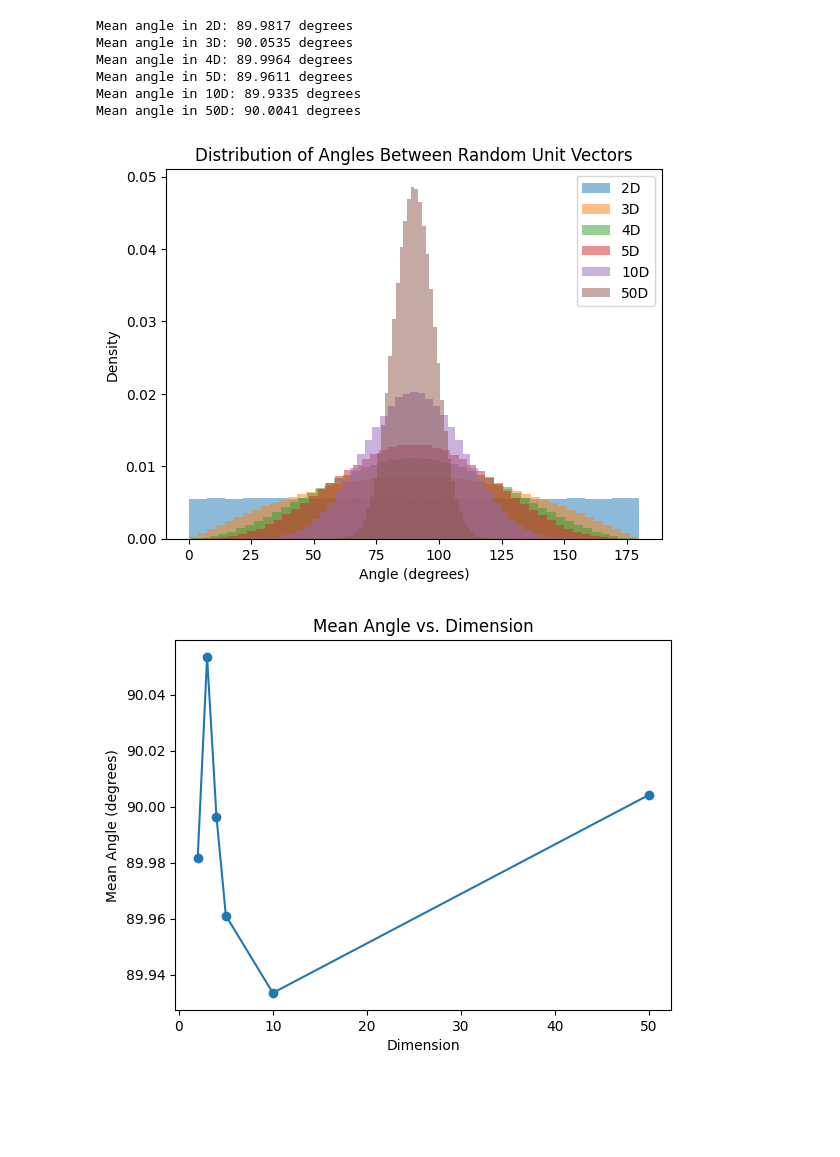
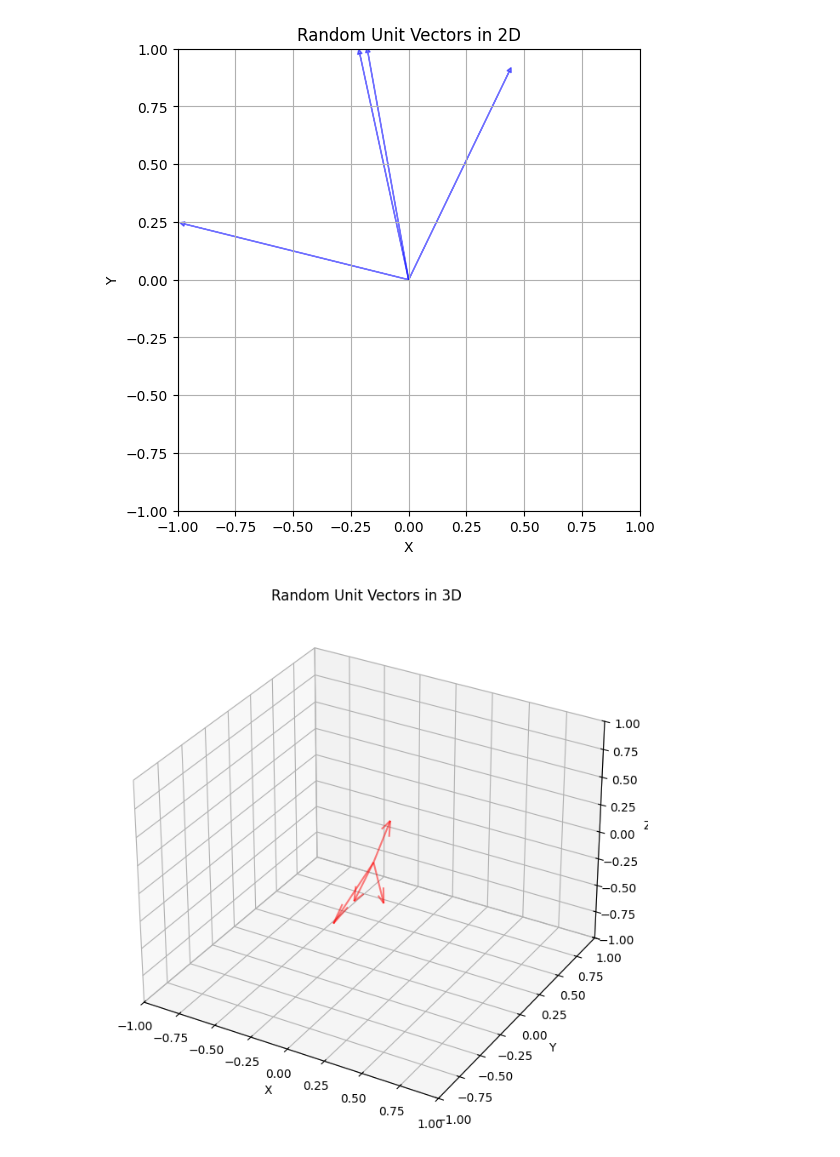
Before and after one commit to YashDagade/playing_with_dimensions, a Jupyter notebook: orthogonal_vectors.ipynb, the cells around one changed output. Drawn from its saved outputs; the diff is of its cells as text; code cells hidden in the pictures; blank space fills up the shorter version.

```diff
--- a/orthogonal_vectors.ipynb
+++ b/orthogonal_vectors.ipynb
@@ -1,6 +1,7 @@
 # %%
 import numpy as np
 import matplotlib.pyplot as plt
+from mpl_toolkits.mplot3d import Axes3D  # Needed for 3D plotting
 
 def generate_random_unit_vectors(n, dim=2):
     # Generate vectors with components from a standard normal distribution
@@ -19,40 +20,70 @@ def calculate_angles(vectors1, vectors2):
     angles = np.degrees(np.arccos(dot_products))
     return angles
 
+# Visualize random unit vectors in 2D
+N_vis = 4  # Number of vectors to visualize
+vectors_2D = generate_random_unit_vectors(N_vis, dim=2)
+
+plt.figure(figsize=(6, 6))
+for vec in vectors_2D:
+    plt.arrow(0, 0, vec[0], vec[1], head_width=0.02, head_length=0.02, fc='blue', ec='blue', alpha=0.5)
+plt.xlim(-1, 1)
+plt.ylim(-1, 1)
+plt.xlabel('X')
+plt.ylabel('Y')
+plt.title('Random Unit Vectors in 2D')
+plt.grid()
+plt.gca().set_aspect('equal', adjustable='box')
+plt.show()
+
+# Visualize random unit vectors in 3D
+N_vis = 4  # Number of vectors to visualize
+vectors_3D = generate_random_unit_vectors(N_vis, dim=3)
+
+fig = plt.figure(figsize=(8, 8))
+ax = fig.add_subplot(111, projection='3d')
+
+for vec in vectors_3D:
+    ax.quiver(0, 0, 0, vec[0], vec[1], vec[2], length=0.5, normalize=True, color='red', alpha=0.5)
+
+ax.set_xlim([-1, 1])
+ax.set_ylim([-1, 1])
+ax.set_zlim([-1, 1])
+ax.set_xlabel('X')
+ax.set_ylabel('Y')
+ax.set_zlabel('Z')
+ax.set_title('Random Unit Vectors in 3D')
+plt.show()
+
+# Original code for calculating and plotting angles
 dimensions = [2, 3, 4, 5, 10, 50]
 mean_angles = []
 
 for dim in dimensions:
     N = 1000000  # Adjust N as needed
     vectors1 = generate_random_unit_vectors(N, dim)
     vectors2 = generate_random_unit_vectors(N, dim)
 
     angles = calculate_angles(vectors1, vectors2)
     mean_angle = np.mean(angles)
     mean_angles.append(mean_angle)
 
     # Plot histogram
     plt.hist(angles, bins=50, density=True, alpha=0.5, label=f'{dim}D')
     print(f'Mean angle in {dim}D: {mean_angle:.4f} degrees')
 
 plt.xlabel('Angle (degrees)')
 plt.ylabel('Density')
 plt.title('Distribution of Angles Between Random Unit Vectors')
 plt.legend()
 plt.show()
 
 # Plot mean angle versus dimension
 plt.plot(dimensions, mean_angles, marker='o')
 plt.xlabel('Dimension')
 plt.ylabel('Mean Angle (degrees)')
 plt.title('Mean Angle vs. Dimension')
 plt.show()
 # %% [output]
-Mean angle in 2D: 89.9817 degrees
-Mean angle in 3D: 90.0535 degrees
-Mean angle in 4D: 89.9964 degrees
-Mean angle in 5D: 89.9611 degrees
-Mean angle in 10D: 89.9335 degrees
-Mean angle in 50D: 90.0041 degrees
-[figure, old version]
+[figure, new version]
-[figure, old version]
+[figure, new version]
```
Also changed, not shown: parts of 1 cell of this notebook, 2 other files.
